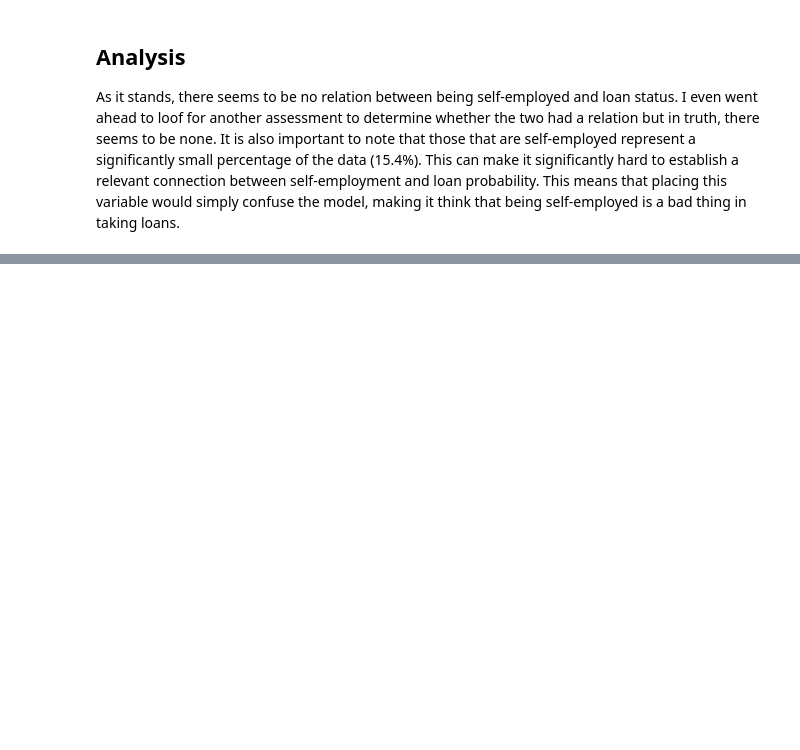
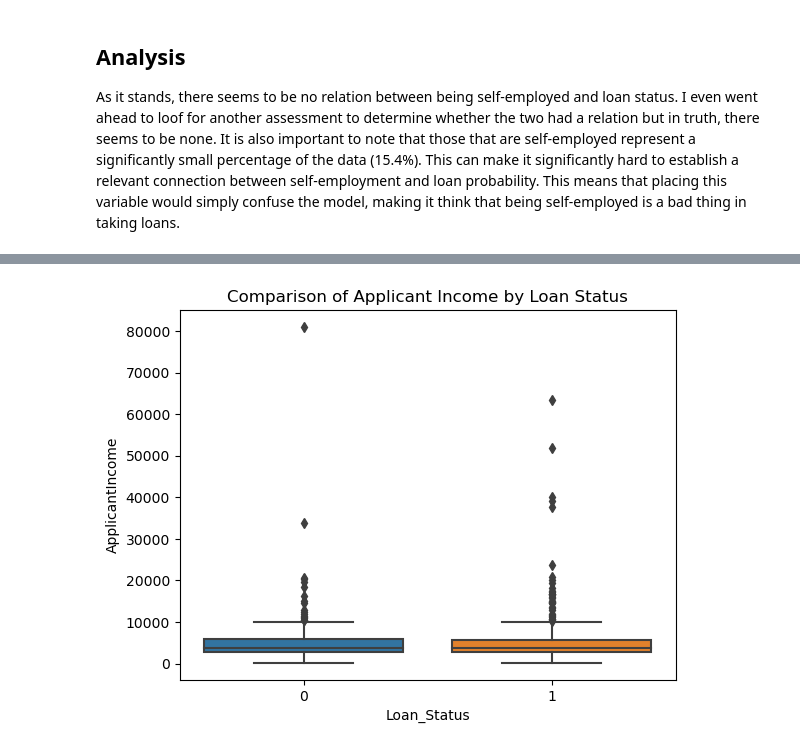
Before and after one commit to fredrickgacheru/loan_eligibility_project, a Jupyter notebook: loanProjectV1.ipynb, the cells around one changed output, grey strips where cells are left out. Drawn from its saved outputs; the diff is of its cells as text; code cells hidden in the pictures; blank space fills up the shorter version.

```diff
--- a/loanProjectV1.ipynb
+++ b/loanProjectV1.ipynb
@@ -471,0 +547,7 @@ It is also important to note that those that are self-employed represent a signi
+# %%
+#Boxplot on Income and Loan Status
+sns.boxplot(x='Loan_Status', y='ApplicantIncome', data=dataset)
+plt.title('Comparison of Applicant Income by Loan Status')
+plt.show()
+# %% [output]
+[figure, added]
```
Also changed, not shown: parts of 120 cells of this notebook, 1 other file.
